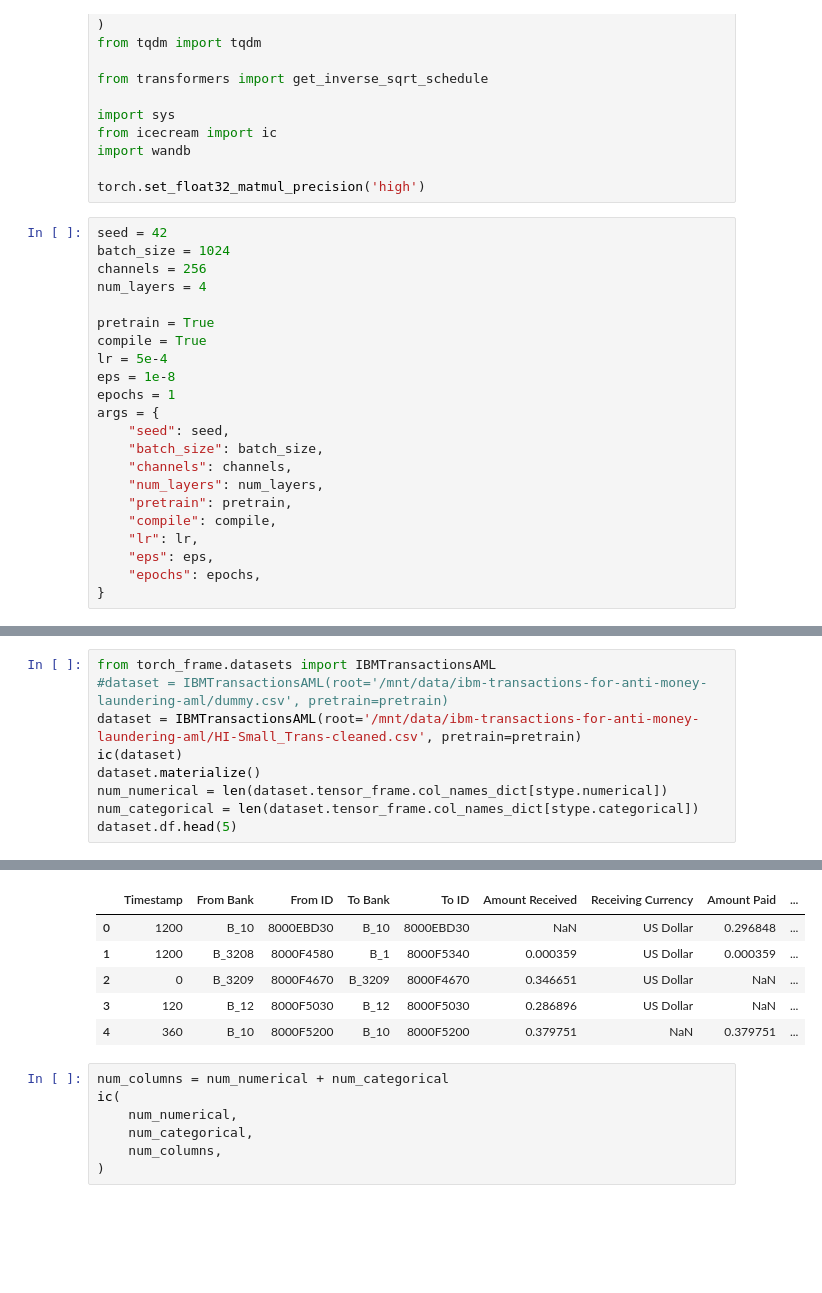
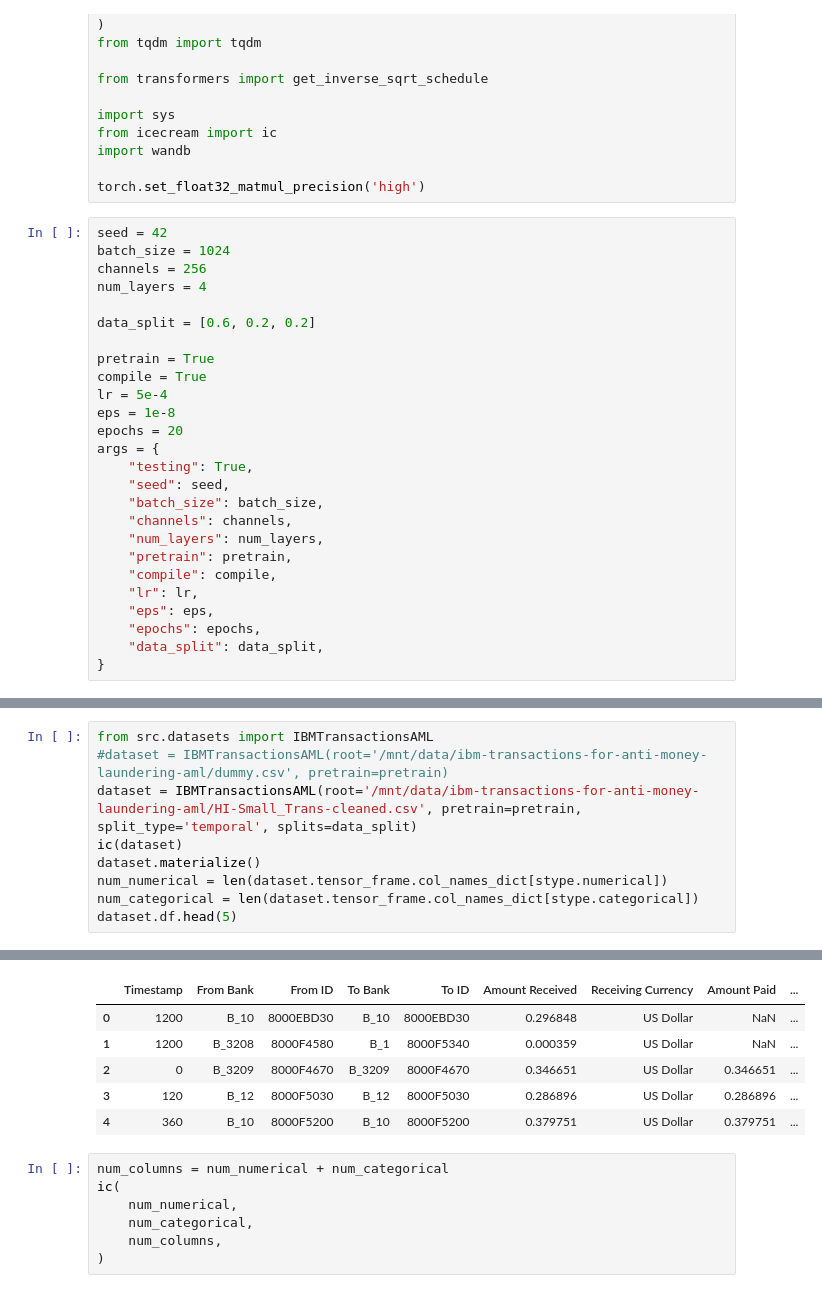
Before and after one commit to Atahanak/models-for-relational-multimodal-data, a Jupyter notebook: self-supervised.ipynb, the cells around one changed output, grey strips where cells are left out. Drawn from its saved outputs; the diff is of its cells as text; blank space fills up the shorter version.

```diff
--- a/self-supervised.ipynb
+++ b/self-supervised.ipynb
@@ -29,12 +26,15 @@ batch_size = 1024
 channels = 256
 num_layers = 4
 
+data_split = [0.6, 0.2, 0.2]
+
 pretrain = True
 compile = True
 lr = 5e-4
 eps = 1e-8
-epochs = 1
+epochs = 20
 args = {
+    "testing": True,
     "seed": seed,
     "batch_size": batch_size,
     "channels": channels,
@@ -44,6 +44,7 @@ args = {
     "lr": lr,
     "eps": eps,
     "epochs": epochs,
+    "data_split": data_split,
 }
 # %%
 wandb.login()
@@ -59,29 +65,29 @@ View run at https://wandb.ai/aakyildiz/rel-mm/runs/zoq7hqz4
 # %%
-from torch_frame.datasets import IBMTransactionsAML
+from src.datasets import IBMTransactionsAML
 #dataset = IBMTransactionsAML(root='/mnt/data/ibm-transactions-for-anti-money-laundering-aml/dummy.csv', pretrain=pretrain)
-dataset = IBMTransactionsAML(root='/mnt/data/ibm-transactions-for-anti-money-laundering-aml/HI-Small_Trans-cleaned.csv', pretrain=pretrain)
+dataset = IBMTransactionsAML(root='/mnt/data/ibm-transactions-for-anti-money-laundering-aml/HI-Small_Trans-cleaned.csv', pretrain=pretrain, split_type='temporal', splits=data_split)
 ic(dataset)
 dataset.materialize()
 num_numerical = len(dataset.tensor_frame.col_names_dict[stype.numerical])
 num_categorical = len(dataset.tensor_frame.col_names_dict[stype.categorical])
 dataset.df.head(5)
 # %% [output]
 ic| dataset: IBMTransactionsAML()
 ic| list(self._col_names_dict[stype.numerical]) + list(self._col_names_dict[stype.categorical]): ['Amount Paid',
                                                                                                   'Amount Received',
                                                                                                   'From Bank',
                                                                                                   'From ID',
                                                                                                   'Payment Currency',
                                                                                                   'Payment Format',
                                                                                                   'Receiving Currency',
                                                                                                   'To Bank',
                                                                                                   'To ID']
 |  | Timestamp | From Bank | From ID | To Bank | To ID | Amount Received | Receiving Currency | Amount Paid | ... |
-| 0 | 1200 | B_10 | 8000EBD30 | B_10 | 8000EBD30 | NaN | US Dollar | 0.296848 | ... |
-| 1 | 1200 | B_3208 | 8000F4580 | B_1 | 8000F5340 | 0.000359 | US Dollar | 0.000359 | ... |
-| 2 | 0 | B_3209 | 8000F4670 | B_3209 | 8000F4670 | 0.346651 | US Dollar | NaN | ... |
-| 3 | 120 | B_12 | 8000F5030 | B_12 | 8000F5030 | 0.286896 | US Dollar | NaN | ... |
-| 4 | 360 | B_10 | 8000F5200 | B_10 | 8000F5200 | 0.379751 | NaN | 0.379751 | ... |
+| 0 | 1200 | B_10 | 8000EBD30 | B_10 | 8000EBD30 | 0.296848 | US Dollar | NaN | ... |
+| 1 | 1200 | B_3208 | 8000F4580 | B_1 | 8000F5340 | 0.000359 | US Dollar | NaN | ... |
+| 2 | 0 | B_3209 | 8000F4670 | B_3209 | 8000F4670 | 0.346651 | US Dollar | 0.346651 | ... |
+| 3 | 120 | B_12 | 8000F5030 | B_12 | 8000F5030 | 0.286896 | US Dollar | 0.286896 | ... |
+| 4 | 360 | B_10 | 8000F5200 | B_10 | 8000F5200 | 0.379751 | US Dollar | 0.379751 | ... |
 # %%
 num_columns = num_numerical + num_categorical
 ic(
```
Also changed, not shown: parts of 5 cells of this notebook, 5 other files.
